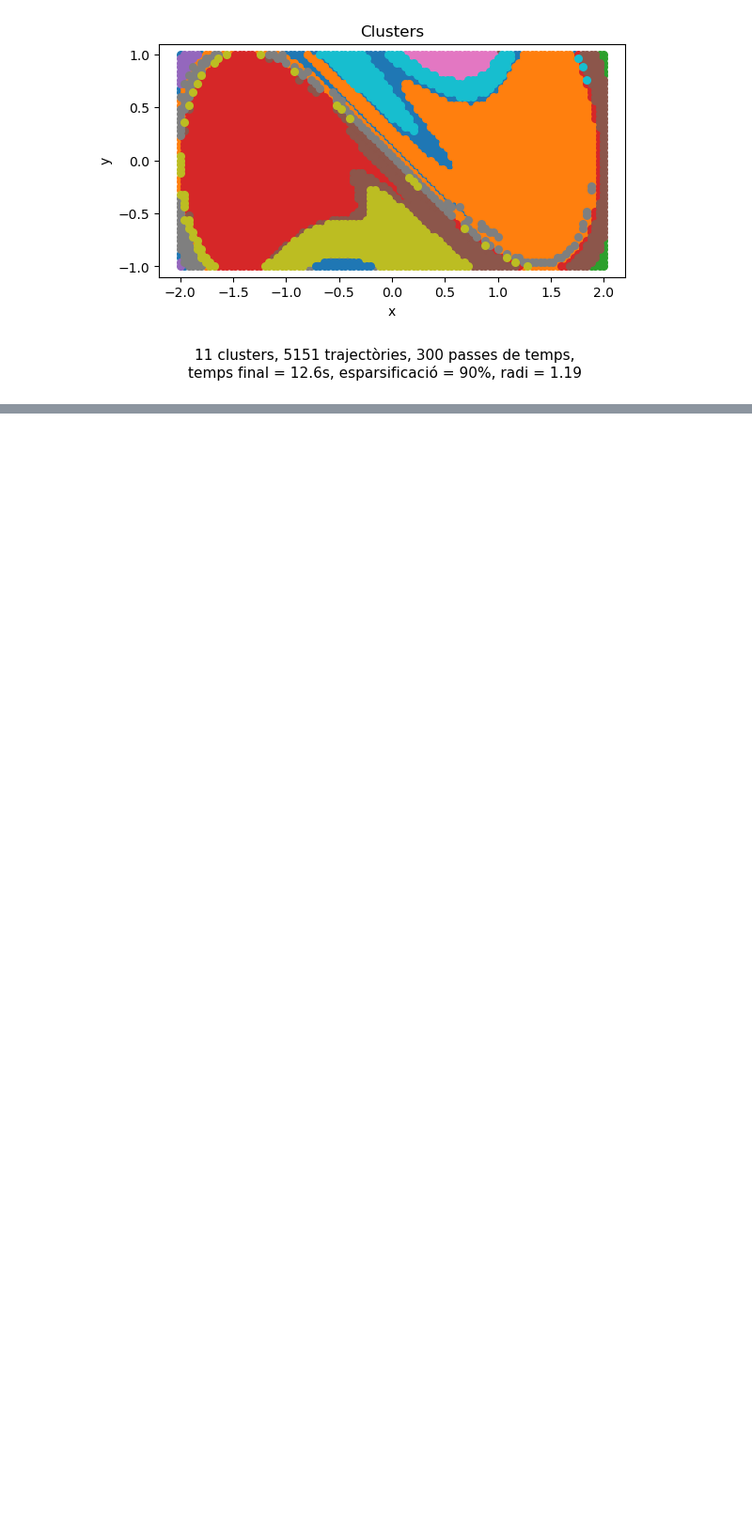
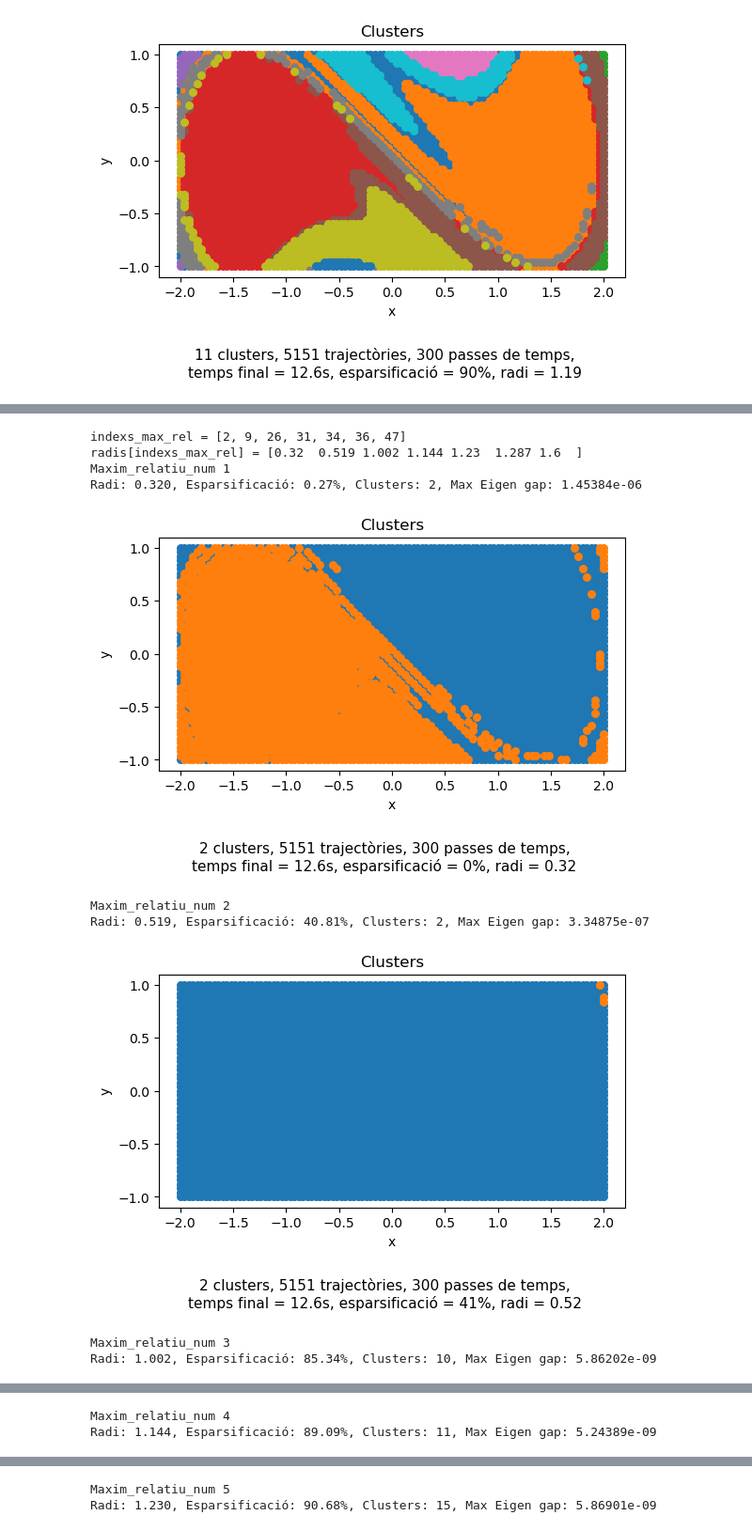
Before and after one commit to victor-lopz/spectral-clustering, a Jupyter notebook: notebooks/duffing_no_autonom.ipynb, the cells around one changed output, grey strips where cells are left out. Shown at 94% size. Drawn from its saved outputs; the diff is of its cells as text; code cells hidden in the pictures; blank space fills up the shorter version.

Commit message:
add: adaptive sparsification method to non-autonomous Duffing notebook

```diff
--- a/notebooks/duffing_no_autonom.ipynb
+++ b/notebooks/duffing_no_autonom.ipynb
@@ -130,0 +124,19 @@ veps.shape = (5151, 50)
+# %%
+result = calcula_indicadors_vs_radis(matriu_pesos, constant_diagonal, params)
+# %%
+indexs_max_rel = troba_indexs_max_rel(result.normalized_eigengaps)
+print("indexs_max_rel =", indexs_max_rel)
+print("radis[indexs_max_rel] =", result.radis[indexs_max_rel])
+grafica_clusters_maxs_rel(indexs_max_rel, result, condicions_inicials,
+                          params, subfolder="no_autonom_maxs_rels")
+# %% [output]
+indexs_max_rel = [2, 9, 26, 31, 34, 36, 47]
+radis[indexs_max_rel] = [0.32  0.519 1.002 1.144 1.23  1.287 1.6  ]
+Maxim_relatiu_num 1
+Radi: 0.320, Esparsificació: 0.27%, Clusters: 2, Max Eigen gap: 1.45384e-06
+[figure, added]
+Maxim_relatiu_num 2
+Radi: 0.519, Esparsificació: 40.81%, Clusters: 2, Max Eigen gap: 3.34875e-07
+[figure, added]
+Maxim_relatiu_num 3
+Radi: 1.002, Esparsificació: 85.34%, Clusters: 10, Max Eigen gap: 5.86202e-09
@@ -130,0 +144,2 @@ veps.shape = (5151, 50)
+Maxim_relatiu_num 4
+Radi: 1.144, Esparsificació: 89.09%, Clusters: 11, Max Eigen gap: 5.24389e-09
@@ -130,0 +147,2 @@ veps.shape = (5151, 50)
+Maxim_relatiu_num 5
+Radi: 1.230, Esparsificació: 90.68%, Clusters: 15, Max Eigen gap: 5.86901e-09
```
Also changed, not shown: parts of 6 cells of this notebook, 1 other file.
